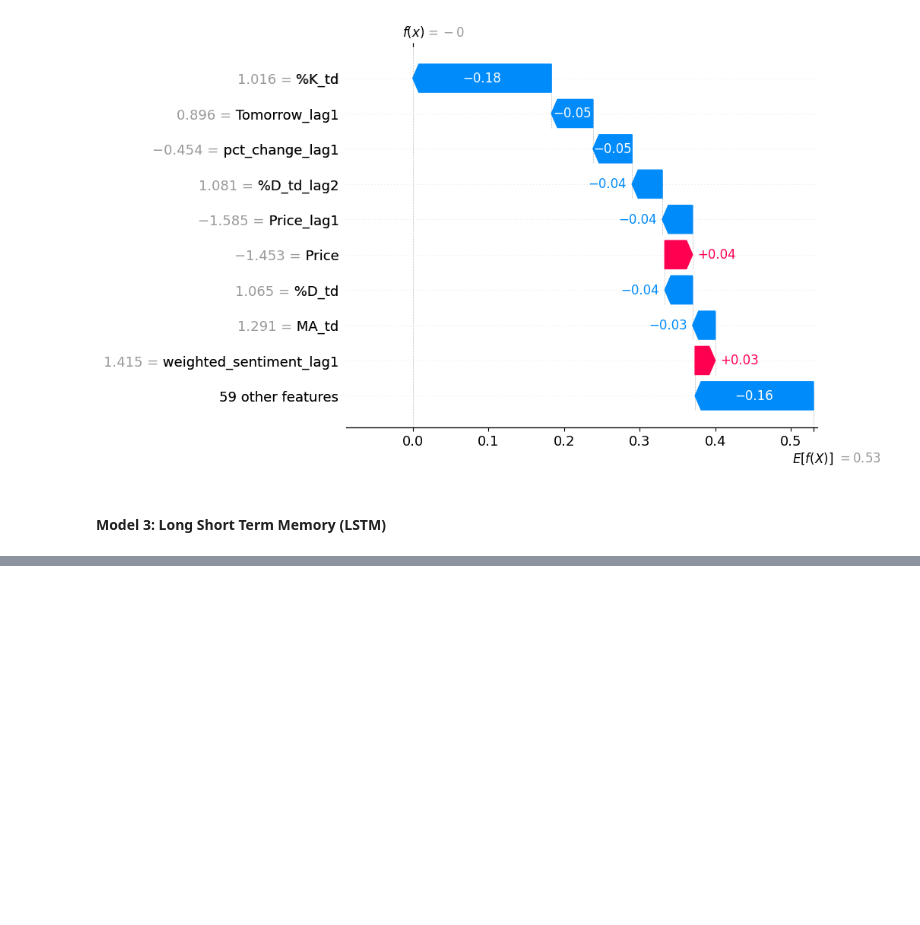
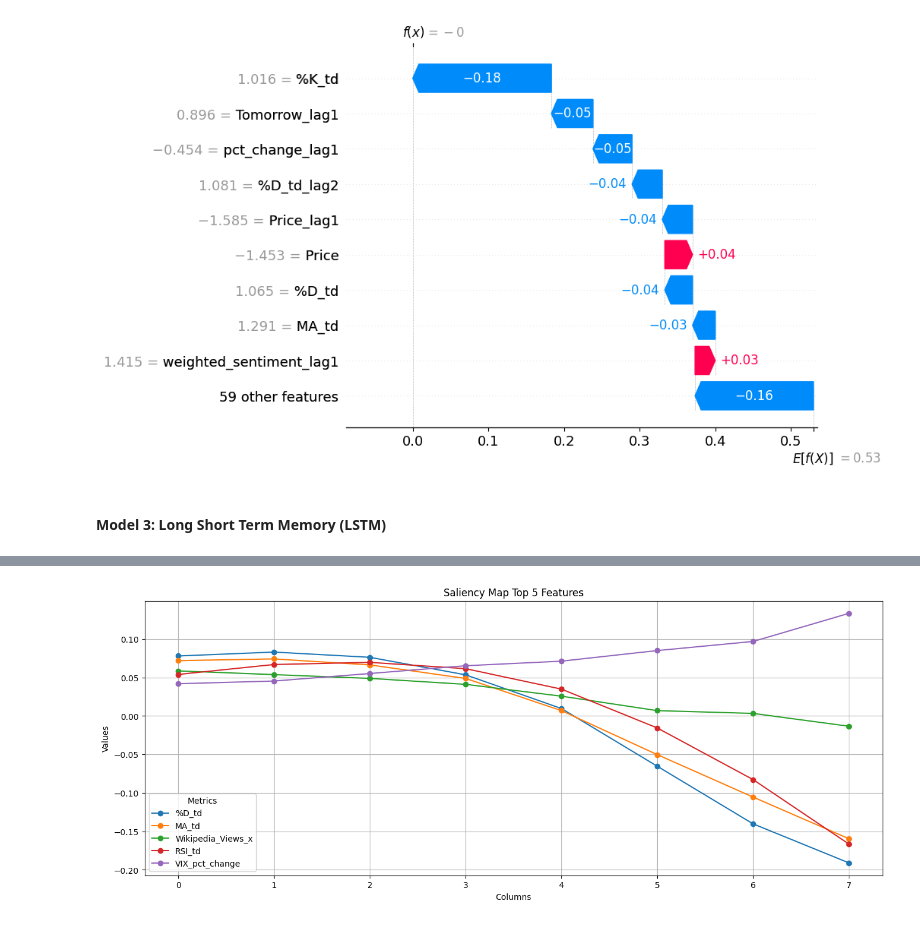
Before and after one commit to NumericCamel/Master-Thesis, a Jupyter notebook: model_building.ipynb, the cells around one changed output, grey strips where cells are left out. Saved outputs shown, nothing was run; the diff lists cells and outputs as text; code cells hidden in the pictures; blank space fills up the shorter version.

```diff
--- a/model_building.ipynb
+++ b/model_building.ipynb
@@ -312,11 +314,11 @@ feature_data = btc_lstm[columns].values
 target_data = btc_lstm['Tomorrow'].values
 
 # Create sequences with 5 past days
-past_days = 5
+past_days = 8
 X, y = create_sequences(feature_data, target_data, past_days)
 
 # Split the data into training and testing sets
-X_train, X_test, y_train, y_test = train_test_split(X, y, test_size=0.2, random_state=42)
+X_train, X_test, y_train, y_test = train_test_split(X, y, test_size=0.3, random_state=42)
 
 # Reshape X for LSTM [samples, time steps, features]
 X_train = X_train.reshape((X_train.shape[0], X_train.shape[1], len(columns)))
@@ -332,7 +334,7 @@ model.add(Dense(1))
 model.compile(optimizer='adam', loss='mean_squared_error')
 # %%
 # Fit the model
-model.fit(X_train, y_train, epochs=20, batch_size=32, validation_data=(X_test, y_test))
+model.fit(X_train, y_train, epochs=80, batch_size=12, validation_data=(X_test, y_test))
 
 # Evaluate the model
 loss = model.evaluate(X_test, y_test)
@@ -385,17 +399,7 @@ def get_saliency_map(model, input_data, target_index):
     return gradient
 
 # Get a single input sample to compute the saliency map
-input_sample = X_test[0:1]
+input_sample = X_test[7:8]
 
 # Compute the saliency map for the sample
 saliency_map = get_saliency_map(model, input_sample, 0).numpy().squeeze()
-
-# Plot the saliency map
-plt.figure(figsize=(12, 8))
-for i in range(saliency_map.shape[1]):
-    plt.plot(saliency_map[:, i], label=columns[i])
-plt.title('Saliency Map')
-plt.xlabel('Time Steps')
-plt.ylabel('Saliency')
-plt.legend()
-plt.show()
@@ -436,0 +406,6 @@ LookupError: gradient registry has no entry for: shap_Transpose
+# %%
+saliency = pd.DataFrame(saliency_map, columns=columns)
+saliency = saliency.transpose()
+saliency = saliency.sort_values(by=0, ascending=False)
+saliency = saliency[:5]
+saliency
@@ -436,0 +419,13 @@ LookupError: gradient registry has no entry for: shap_Transpose
+# %%
+# Plot each row as a separate line chart
+plt.figure(figsize=(16, 6))
+for row in saliency.index:
+    plt.plot(saliency.columns, saliency.loc[row], marker='o', label=row)
+plt.title('Saliency Map Top 5 Features')
+plt.xlabel('Columns')
+plt.ylabel('Values')
+plt.legend(title='Metrics')
+plt.grid(True)
+plt.show()
+# %% [output]
+[figure, added]
```
Also changed, not shown: parts of 5 cells of this notebook.
